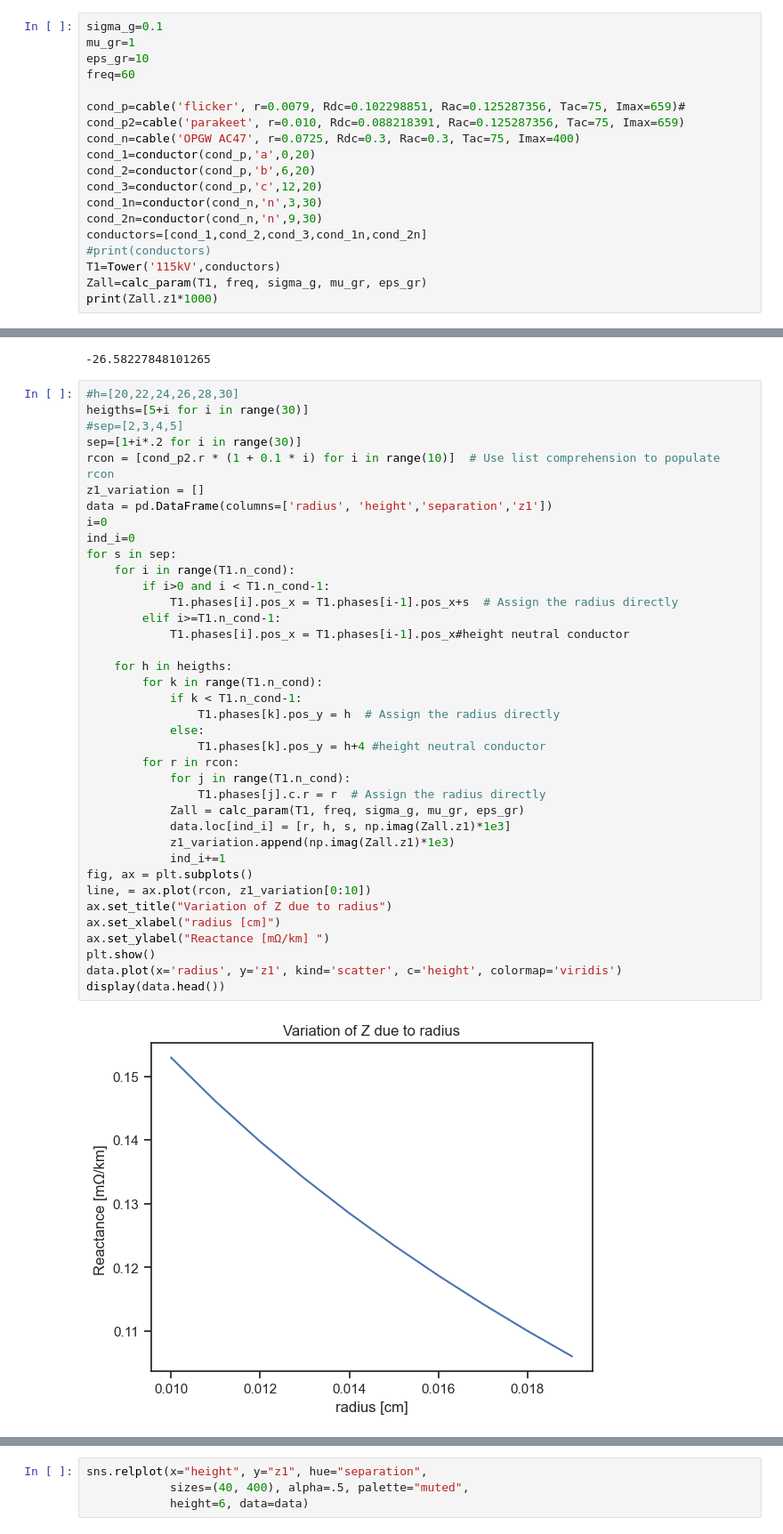
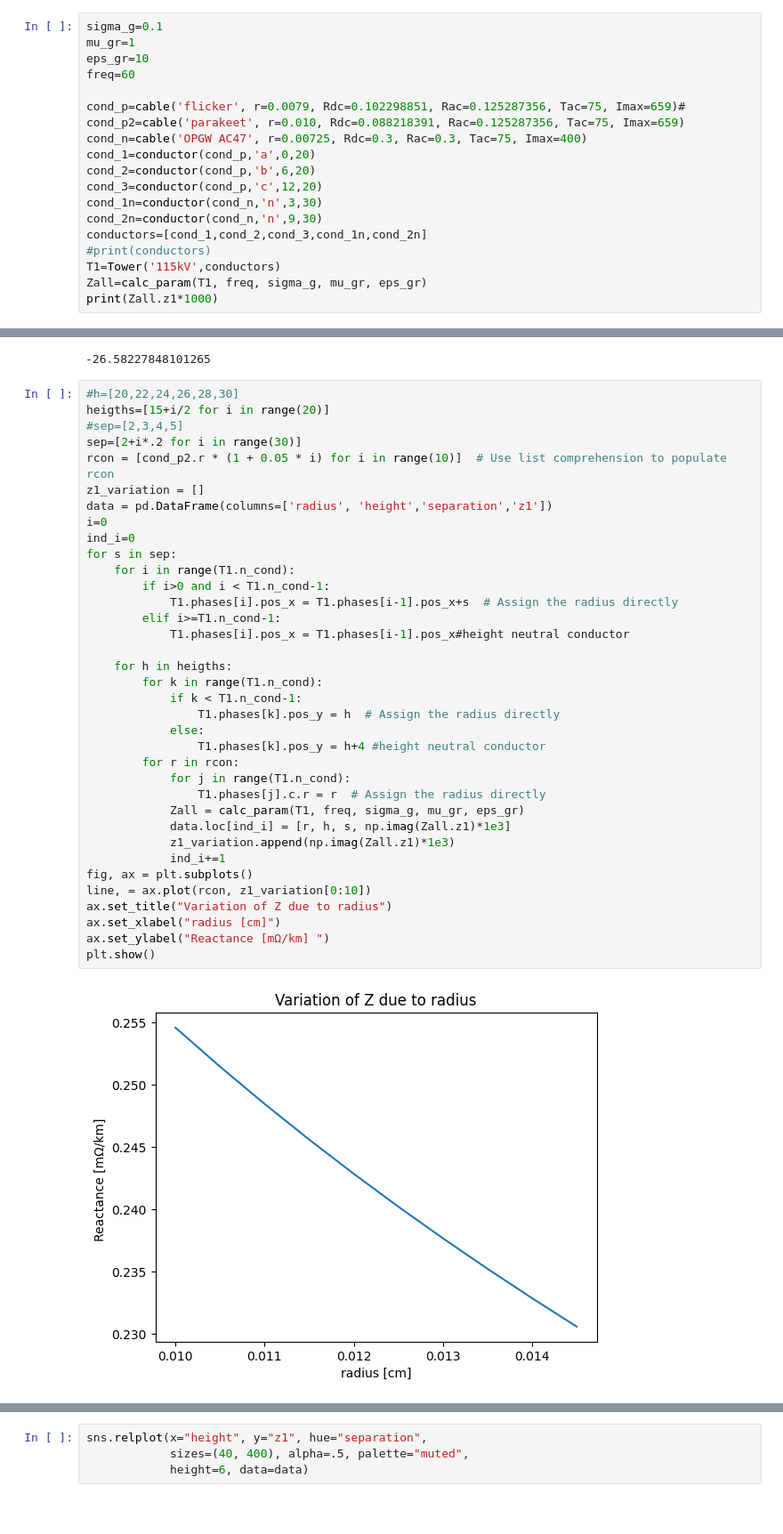
Before and after one commit to ErnestoPerezUN/Transmission-Lines, a Jupyter notebook: notebooks/parameters/Calc_param.ipynb, the cells around one changed output, grey strips where cells are left out. Shown at 89% size. Drawn from its saved outputs; the diff is of its cells as text; blank space fills up the shorter version.

```diff
--- a/Calc_param.ipynb
+++ b/notebooks/parameters/Calc_param.ipynb
@@ -38,7 +38,7 @@ freq=60
 
 cond_p=cable('flicker', r=0.0079, Rdc=0.102298851, Rac=0.125287356, Tac=75, Imax=659)#
 cond_p2=cable('parakeet', r=0.010, Rdc=0.088218391, Rac=0.125287356, Tac=75, Imax=659)
-cond_n=cable('OPGW AC47', r=0.0725, Rdc=0.3, Rac=0.3, Tac=75, Imax=400)
+cond_n=cable('OPGW AC47', r=0.00725, Rdc=0.3, Rac=0.3, Tac=75, Imax=400)
 cond_1=conductor(cond_p,'a',0,20)
 cond_2=conductor(cond_p,'b',6,20)
 cond_3=conductor(cond_p,'c',12,20)
@@ -73,41 +57,39 @@ Dijp [[245.46811373-205.46818231j 245.51123465-205.43209444j
 -26.58227848101265
 # %%
 #h=[20,22,24,26,28,30]
-heigths=[5+i for i in range(30)]
+heigths=[15+i/2 for i in range(20)]
 #sep=[2,3,4,5]
-sep=[1+i*.2 for i in range(30)]
-rcon = [cond_p2.r * (1 + 0.1 * i) for i in range(10)]  # Use list comprehension to populate rcon
+sep=[2+i*.2 for i in range(30)]
+rcon = [cond_p2.r * (1 + 0.05 * i) for i in range(10)]  # Use list comprehension to populate rcon
 z1_variation = []
 data = pd.DataFrame(columns=['radius', 'height','separation','z1'])
 i=0
 ind_i=0
 for s in sep:
     for i in range(T1.n_cond):
         if i>0 and i < T1.n_cond-1:
             T1.phases[i].pos_x = T1.phases[i-1].pos_x+s  # Assign the radius directly
         elif i>=T1.n_cond-1:
             T1.phases[i].pos_x = T1.phases[i-1].pos_x#height neutral conductor
 
     for h in heigths:
         for k in range(T1.n_cond):
             if k < T1.n_cond-1:
                 T1.phases[k].pos_y = h  # Assign the radius directly
             else:
                 T1.phases[k].pos_y = h+4 #height neutral conductor
         for r in rcon:
             for j in range(T1.n_cond):
                 T1.phases[j].c.r = r  # Assign the radius directly
             Zall = calc_param(T1, freq, sigma_g, mu_gr, eps_gr)
             data.loc[ind_i] = [r, h, s, np.imag(Zall.z1)*1e3]
             z1_variation.append(np.imag(Zall.z1)*1e3)
             ind_i+=1
 fig, ax = plt.subplots()
 line, = ax.plot(rcon, z1_variation[0:10])
 ax.set_title("Variation of Z due to radius")
 ax.set_xlabel("radius [cm]")
 ax.set_ylabel("Reactance [mΩ/km] ")
 plt.show()
-data.plot(x='radius', y='z1', kind='scatter', c='height', colormap='viridis')
-display(data.head())
 # %% [output]
-[figure, old version]
+[figure, new version]
```
Also changed, not shown: parts of 7 cells of this notebook, 19 other files.
